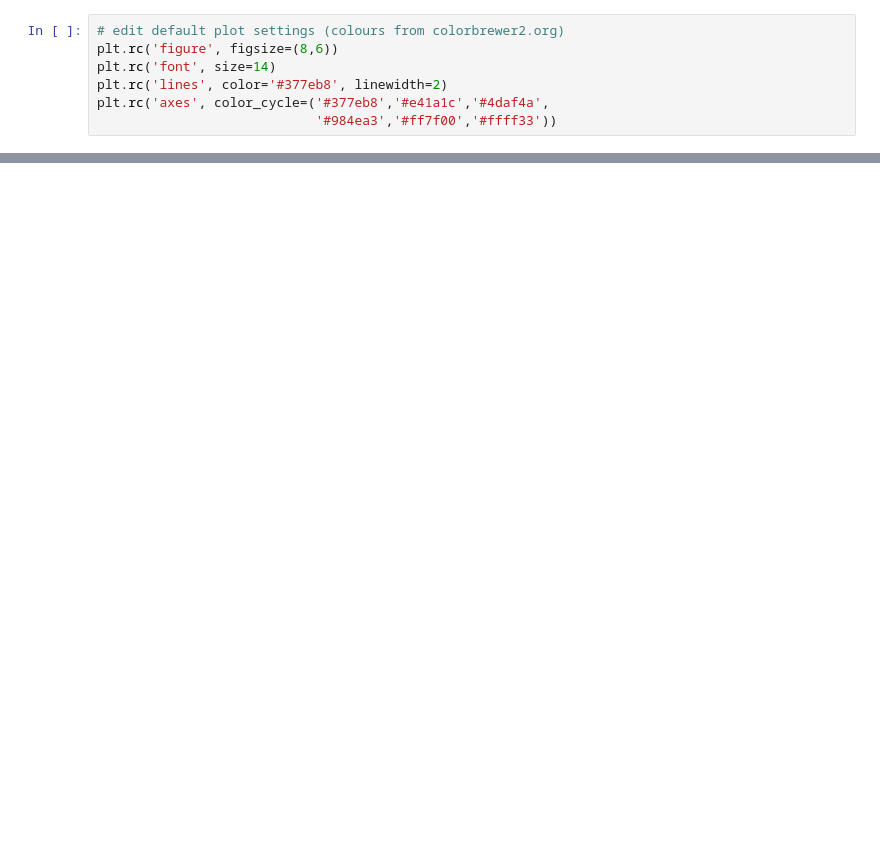
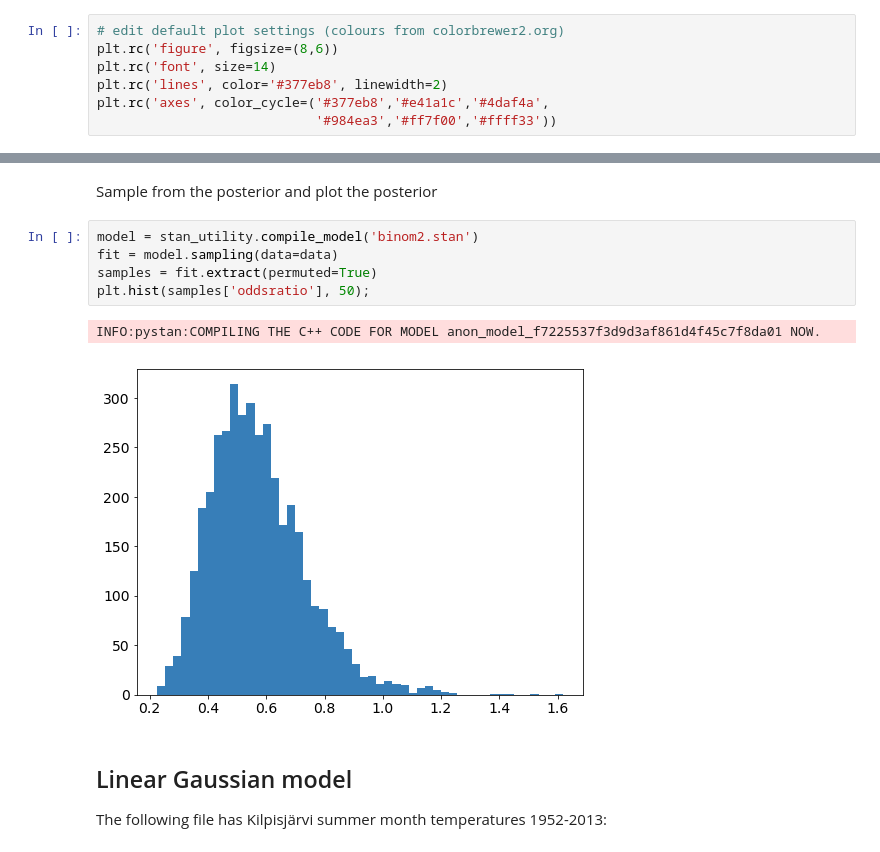
Before and after one commit to avehtari/BDA_py_demos, a Jupyter notebook: demos_pystan/pystan_demo.ipynb, the cells around one changed output, grey strips where cells are left out. Drawn from its saved outputs; the diff is of its cells as text; blank space fills up the shorter version.

```diff
--- a/demos_pystan/pystan_demo.ipynb
+++ b/demos_pystan/pystan_demo.ipynb
@@ -686,0 +154,14 @@ Matrix of probabilities that one mu is larger than other:
+# %% [markdown]
+Sample from the posterior and plot the posterior
+# %%
+model = stan_utility.compile_model('binom2.stan')
+fit = model.sampling(data=data)
+samples = fit.extract(permuted=True)
+plt.hist(samples['oddsratio'], 50);
+# %% [output]
+INFO:pystan:COMPILING THE C++ CODE FOR MODEL anon_model_f7225537f3d9d3af861d4f45c7f8da01 NOW.
+[figure, added]
+# %% [markdown]
+## Linear Gaussian model
+
+The following file has Kilpisjärvi summer month temperatures 1952-2013:
```
Also changed, not shown: parts of 107 cells of this notebook, 10 other files.
